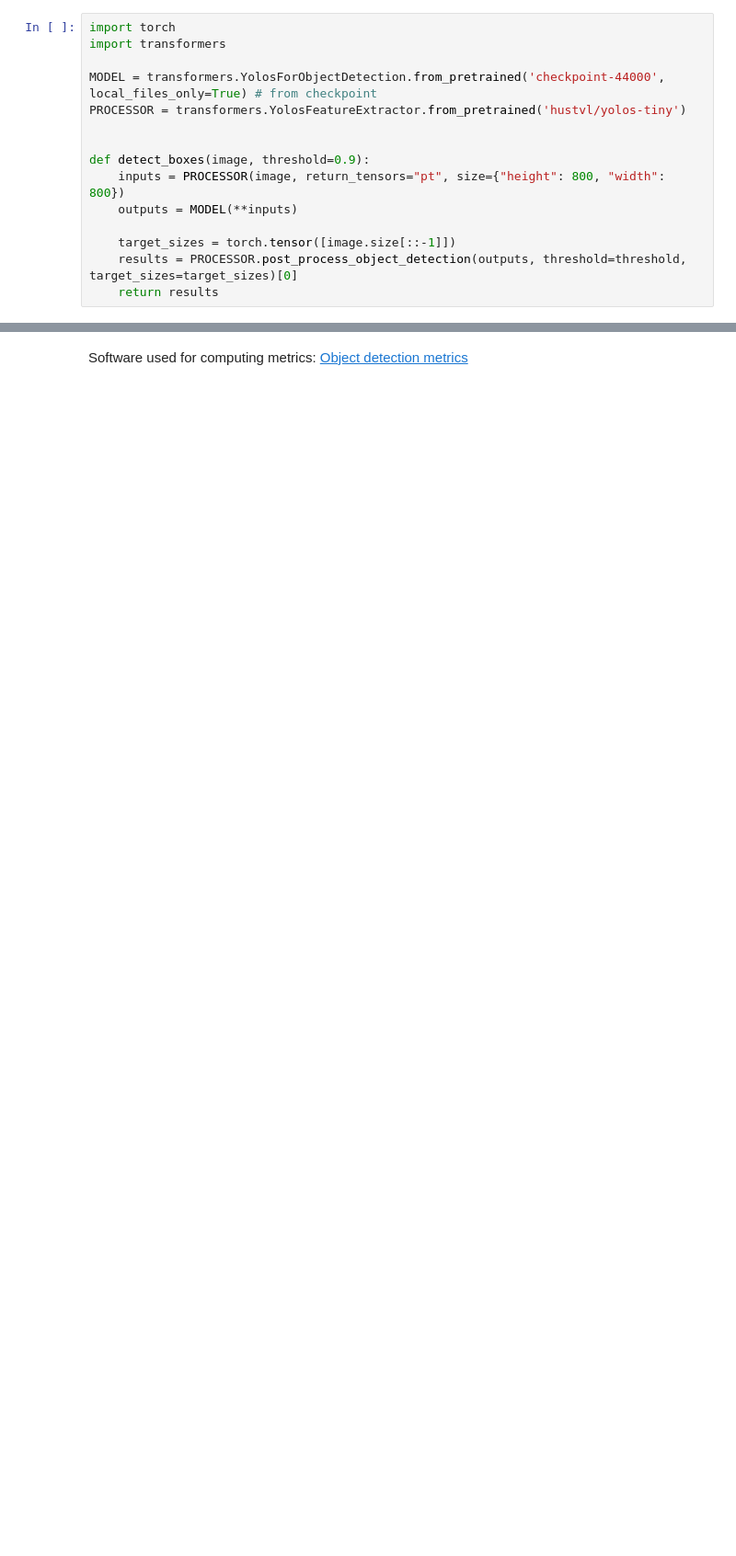
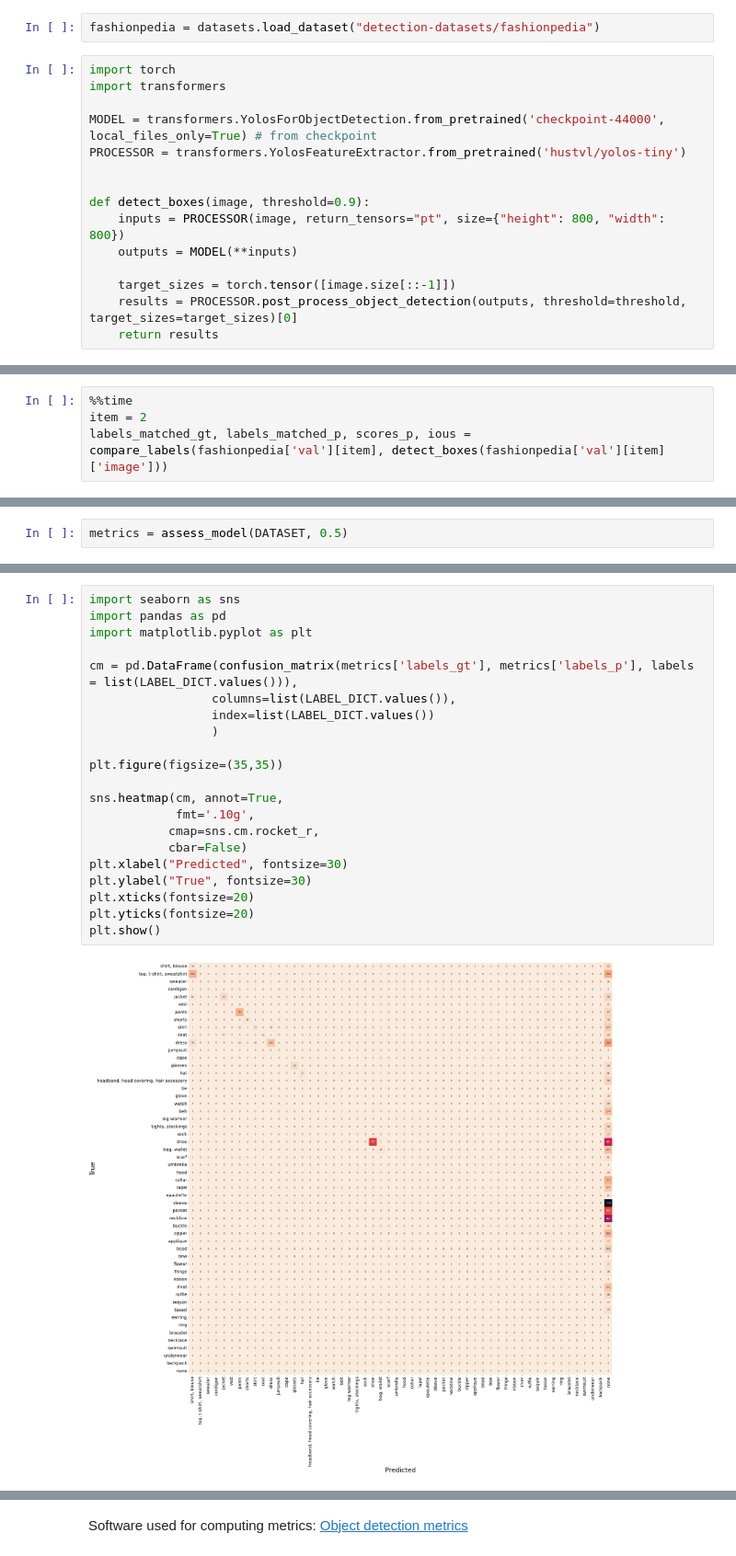
Before and after one commit to jakfol1217/Workforce_Attire_Project, a Jupyter notebook: metric_computation.ipynb, the cells around one changed output, grey strips where cells are left out. Shown at 92% size. Saved outputs shown, nothing was run; the diff lists cells and outputs as text; blank space fills up the shorter version.

Commit message:
Update metric computation

```diff
--- a/metric_computation.ipynb
+++ b/metric_computation.ipynb
@@ -26,3 +9,5 @@ full_data["train"][0]
+# %%
+fashionpedia = datasets.load_dataset("detection-datasets/fashionpedia")
 # %%
 import torch
 import transformers
@@ -40,0 +128,4 @@ def detect_boxes(image, threshold=0.9):
+# %%
+%%time
+item = 2
+labels_matched_gt, labels_matched_p, scores_p, ious = compare_labels(fashionpedia['val'][item], detect_boxes(fashionpedia['val'][item]['image']))
@@ -40,0 +219,2 @@ def detect_boxes(image, threshold=0.9):
+# %%
+metrics = assess_model(DATASET, 0.5)
@@ -40,0 +266,23 @@ def detect_boxes(image, threshold=0.9):
+# %%
+import seaborn as sns
+import pandas as pd
+import matplotlib.pyplot as plt
+
+cm = pd.DataFrame(confusion_matrix(metrics['labels_gt'], metrics['labels_p'], labels = list(LABEL_DICT.values())),
+                 columns=list(LABEL_DICT.values()),
+                 index=list(LABEL_DICT.values())
+                 )
+
+plt.figure(figsize=(35,35))
+
+sns.heatmap(cm, annot=True,
+            fmt='.10g',
+           cmap=sns.cm.rocket_r,
+           cbar=False)
+plt.xlabel("Predicted", fontsize=30)
+plt.ylabel("True", fontsize=30)
+plt.xticks(fontsize=20)
+plt.yticks(fontsize=20)
+plt.show()
+# %% [output]
+[figure, added]
```
Also changed, not shown: parts of 15 cells of this notebook.
